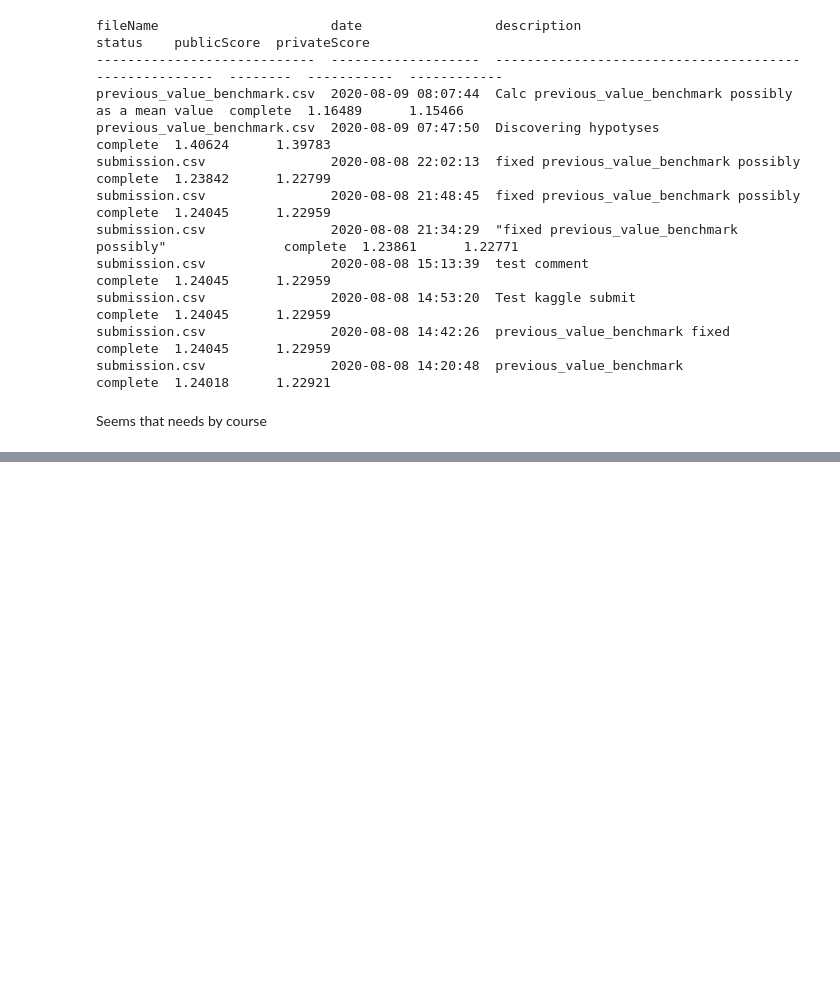
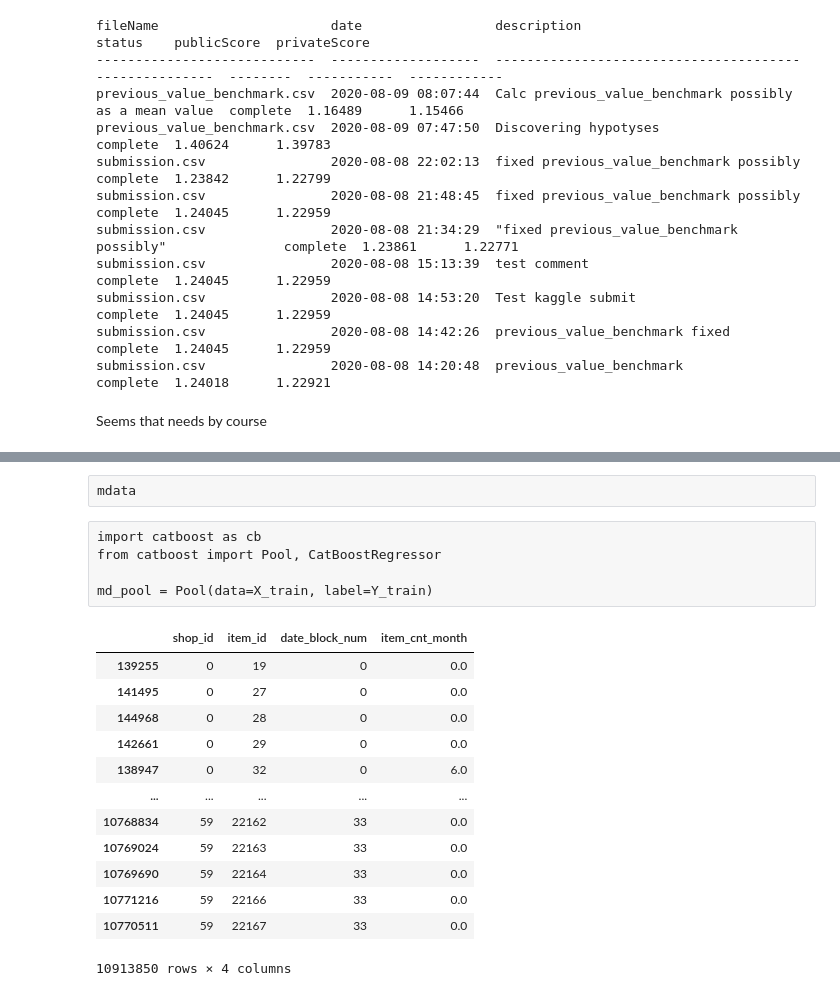
Before and after one commit to ddmitry80/coursera_how_to_win_kaggle, a Jupyter notebook: Final_project/Coursera_Kaggle_Project.ipynb, the cells around one changed output, grey strips where cells are left out. Cells and saved outputs as stored; diff of their text form; code cells hidden in the pictures; blank space fills up the shorter version.

```diff
--- a/Final_project/Coursera_Kaggle_Project.ipynb
+++ b/Final_project/Coursera_Kaggle_Project.ipynb
@@ -212,0 +286,58 @@ Seems that needs by course
+# %% [raw]
+mdata
+# %% [raw]
+import catboost as cb
+from catboost import Pool, CatBoostRegressor
+
+md_pool = Pool(data=X_train, label=Y_train)
+# %%
+index_cols = ['shop_id', 'item_id', 'date_block_num']
+
+# For every month we create a grid from all shops/items combinations from that month
+grid = []
+for block_num in transactions['date_block_num'].unique():
+    cur_shops = transactions[transactions['date_block_num']==block_num
+                            ]['shop_id'].unique()
+    cur_items = transactions[transactions['date_block_num']==block_num
+                            ]['item_id'].unique()
+    grid.append(np.array(
+        list(product(*[cur_shops, cur_items, [block_num]])),dtype='int32'))
+grid[:2]
+
+grid_vstack = np.vstack(grid)
+# print('grid shape:', grid_vstack.shape)
+
+#turn the grid into pandas dataframe
+grid = pd.DataFrame(np.vstack(grid), columns = index_cols,dtype=np.int32)
+# print('grid.head():\n', grid.head(), sep='')
+
+#get aggregated values for (shop_id, item_id, month)
+# gb = sales.groupby(index_cols,as_index=False).agg({'item_cnt_day':{'target':'sum'}})
+gb = transactions.groupby(index_cols,as_index=False).agg({'item_cnt_day':'sum'})
+gb.rename(columns={'item_cnt_day':'item_cnt_month'}, inplace=True)
+
+#join aggregated data to the grid
+all_data = pd.merge(grid, gb, how='left', on=index_cols).fillna(0)
+
+#sort the data
+all_data.sort_values(['date_block_num','shop_id','item_id'],inplace=True)
+
+all_data['date_block_num'] = all_data['date_block_num'].astype(np.int8)
+all_data['shop_id'] = all_data['shop_id'].astype(np.int8)
+all_data['item_id'] = all_data['item_id'].astype(np.int16)
+
+all_data
+# %% [output]
+|  | shop_id | item_id | date_block_num | item_cnt_month |
+| 139255 | 0 | 19 | 0 | 0.0 |
+| 141495 | 0 | 27 | 0 | 0.0 |
+| 144968 | 0 | 28 | 0 | 0.0 |
+| 142661 | 0 | 29 | 0 | 0.0 |
+| 138947 | 0 | 32 | 0 | 6.0 |
+| ... | ... | ... | ... | ... |
+| 10768834 | 59 | 22162 | 33 | 0.0 |
+| 10769024 | 59 | 22163 | 33 | 0.0 |
+| 10769690 | 59 | 22164 | 33 | 0.0 |
+| 10771216 | 59 | 22166 | 33 | 0.0 |
+| 10770511 | 59 | 22167 | 33 | 0.0 |
+10913850 rows × 4 columns
```
Also changed, not shown: parts of 18 cells of this notebook.
